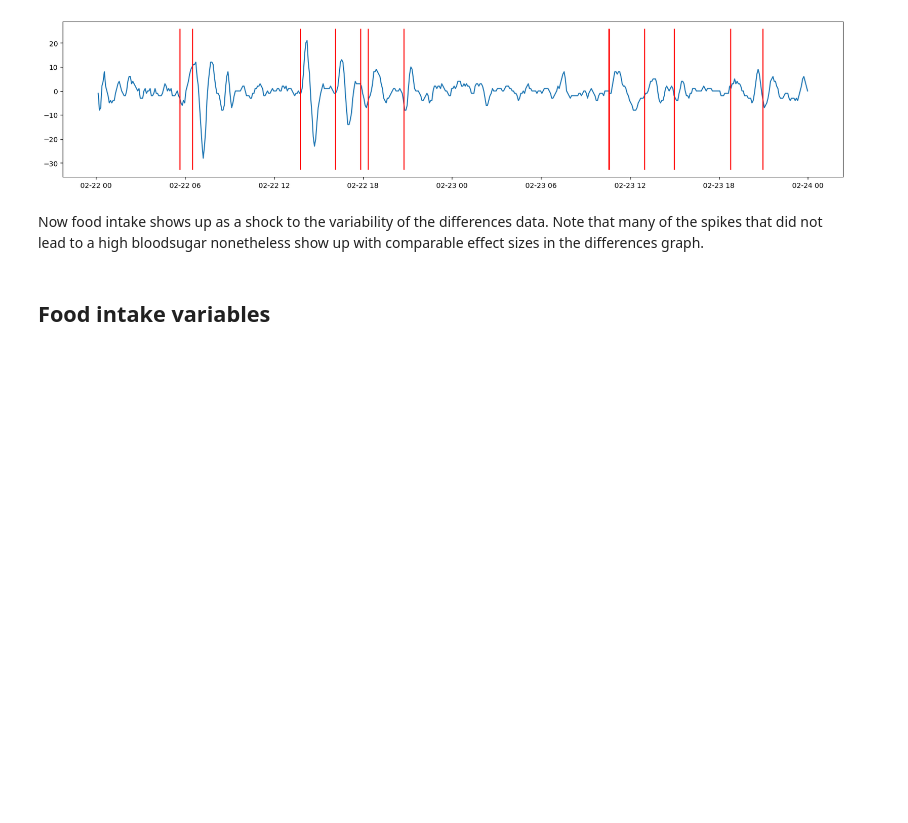
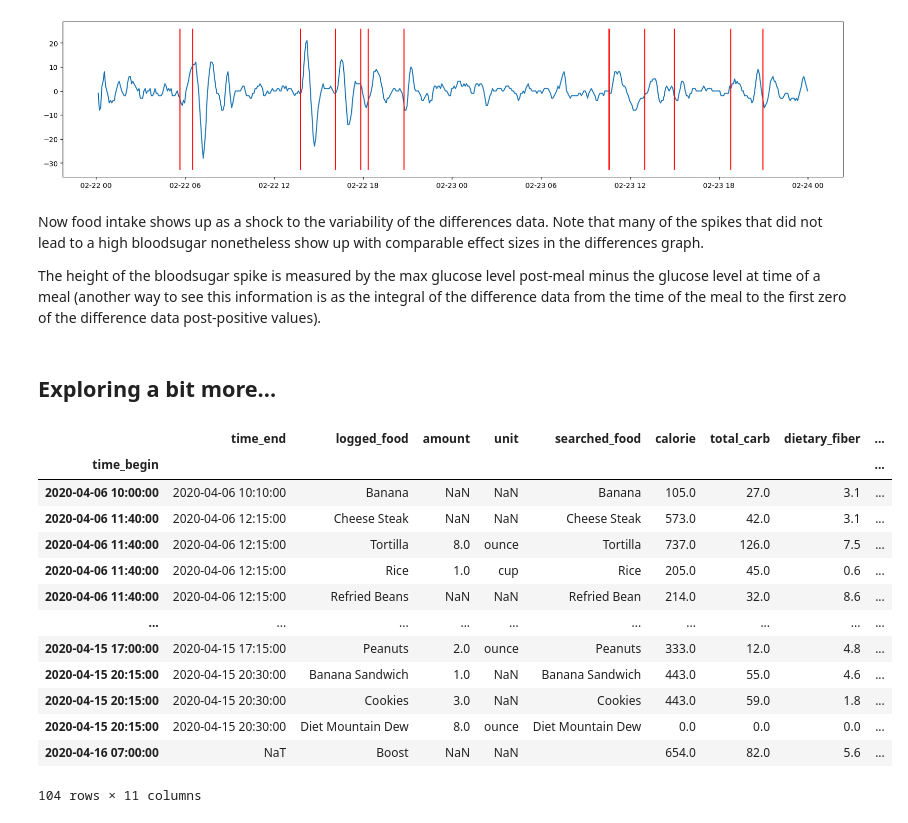
Before and after one commit to NoahGillespie/CGM, a Jupyter notebook: EDA.ipynb, the cells around one changed output. Cells and saved outputs as stored; diff of their text form; code cells hidden in the pictures; blank space fills up the shorter version.

```diff
--- a/EDA.ipynb
+++ b/EDA.ipynb
@@ -236,5 +232,24 @@ plt.show()
 [figure]
 # %% [markdown]
 Now food intake shows up as a shock to the variability of the differences data. Note that many of the spikes that did not lead to a high bloodsugar nonetheless show up with comparable effect sizes in the differences graph.
+
+The height of the bloodsugar spike is measured by the max glucose level post-meal minus the glucose level at time of a meal (another way to see this information is as the integral of the difference data from the time of the meal to the first zero of the difference data post-positive values).
-# %% [markdown]
-## Food intake variables
+# %% [markdown]
+## Exploring a bit more...
+# %%
+data[11].food
+# %% [output]
+|  | time_end | logged_food | amount | unit | searched_food | calorie | total_carb | dietary_fiber | ... |
+| time_begin |  |  |  |  |  |  |  |  | ... |
+| 2020-04-06 10:00:00 | 2020-04-06 10:10:00 | Banana | NaN | NaN | Banana | 105.0 | 27.0 | 3.1 | ... |
+| 2020-04-06 11:40:00 | 2020-04-06 12:15:00 | Cheese Steak | NaN | NaN | Cheese Steak | 573.0 | 42.0 | 3.1 | ... |
+| 2020-04-06 11:40:00 | 2020-04-06 12:15:00 | Tortilla | 8.0 | ounce | Tortilla | 737.0 | 126.0 | 7.5 | ... |
+| 2020-04-06 11:40:00 | 2020-04-06 12:15:00 | Rice | 1.0 | cup | Rice | 205.0 | 45.0 | 0.6 | ... |
+| 2020-04-06 11:40:00 | 2020-04-06 12:15:00 | Refried Beans | NaN | NaN | Refried Bean | 214.0 | 32.0 | 8.6 | ... |
+| ... | ... | ... | ... | ... | ... | ... | ... | ... | ... |
+| 2020-04-15 17:00:00 | 2020-04-15 17:15:00 | Peanuts | 2.0 | ounce | Peanuts | 333.0 | 12.0 | 4.8 | ... |
+| 2020-04-15 20:15:00 | 2020-04-15 20:30:00 | Banana Sandwich | 1.0 | NaN | Banana Sandwich | 443.0 | 55.0 | 4.6 | ... |
+| 2020-04-15 20:15:00 | 2020-04-15 20:30:00 | Cookies | 3.0 | NaN | Cookies | 443.0 | 59.0 | 1.8 | ... |
+| 2020-04-15 20:15:00 | 2020-04-15 20:30:00 | Diet Mountain Dew | 8.0 | ounce | Diet Mountain Dew | 0.0 | 0.0 | 0.0 | ... |
+| 2020-04-16 07:00:00 | NaT | Boost | NaN | NaN |  | 654.0 | 82.0 | 5.6 | ... |
+104 rows × 11 columns
```
Also changed, not shown: parts of 3 cells of this notebook, 2 other files.
